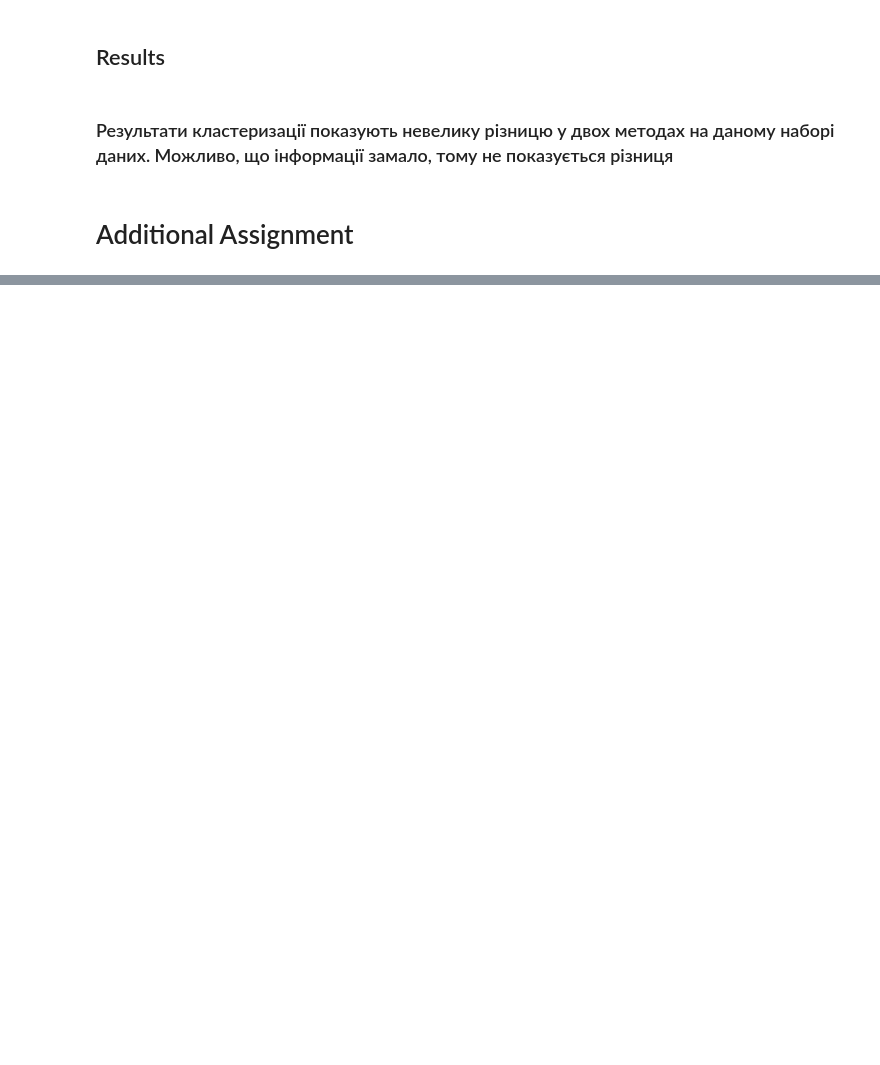
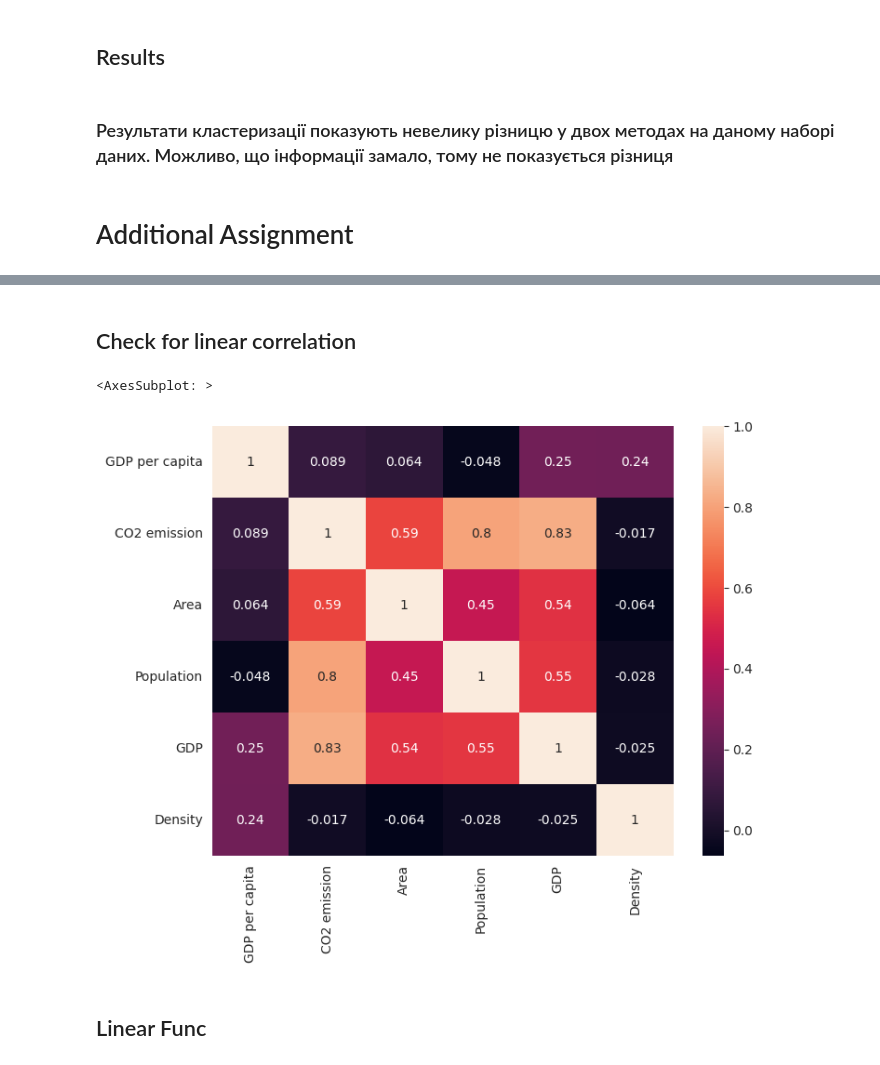
Before and after one commit to SideShowBoBGOT/DataAnalysisFourthSemester, a Jupyter notebook: Lab6/main.ipynb, the cells around one changed output, grey strips where cells are left out. Saved outputs shown, nothing was run; the diff lists cells and outputs as text; code cells hidden in the pictures; blank space fills up the shorter version.

```diff
--- a/Lab6/main.ipynb
+++ b/Lab6/main.ipynb
@@ -336,0 +423,11 @@ fig.show()
+# %% [markdown]
+## Check for linear correlation
+# %%
+df_nums = df[factors]
+fig, axis = plt.subplots(figsize=(8, 6))
+sns.heatmap(df_nums.corr(numeric_only=True), ax=axis, annot=True)
+# %% [output]
+<AxesSubplot: >
+[figure, added]
+# %% [markdown]
+## Linear Func
```
Also changed, not shown: parts of 18 cells of this notebook, 4 other files.
